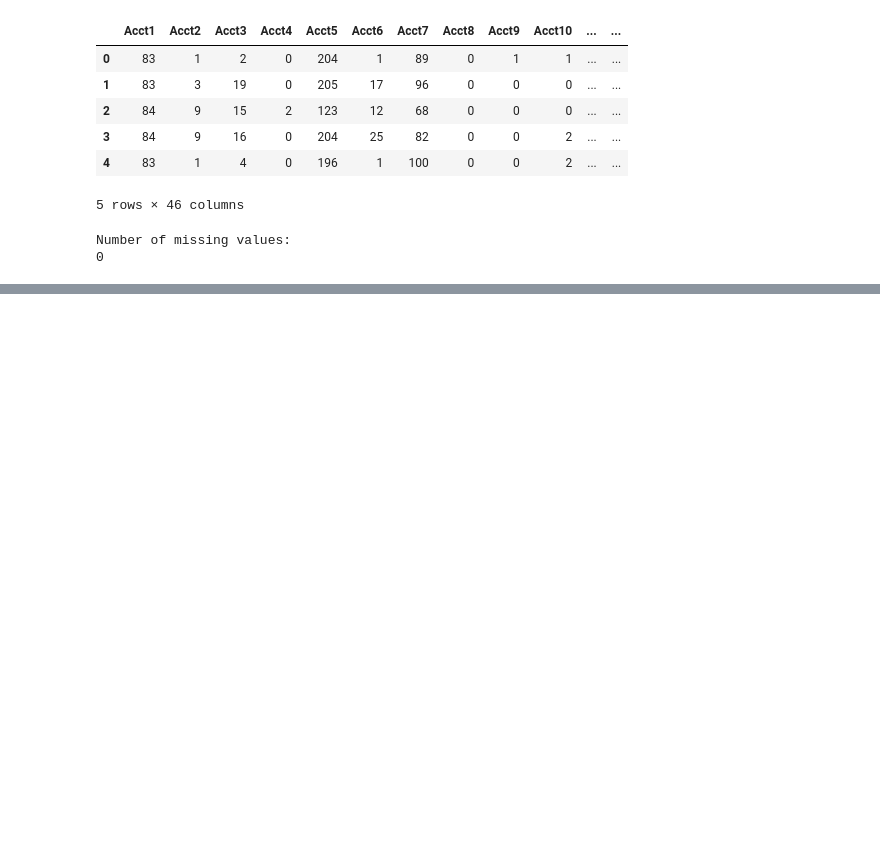
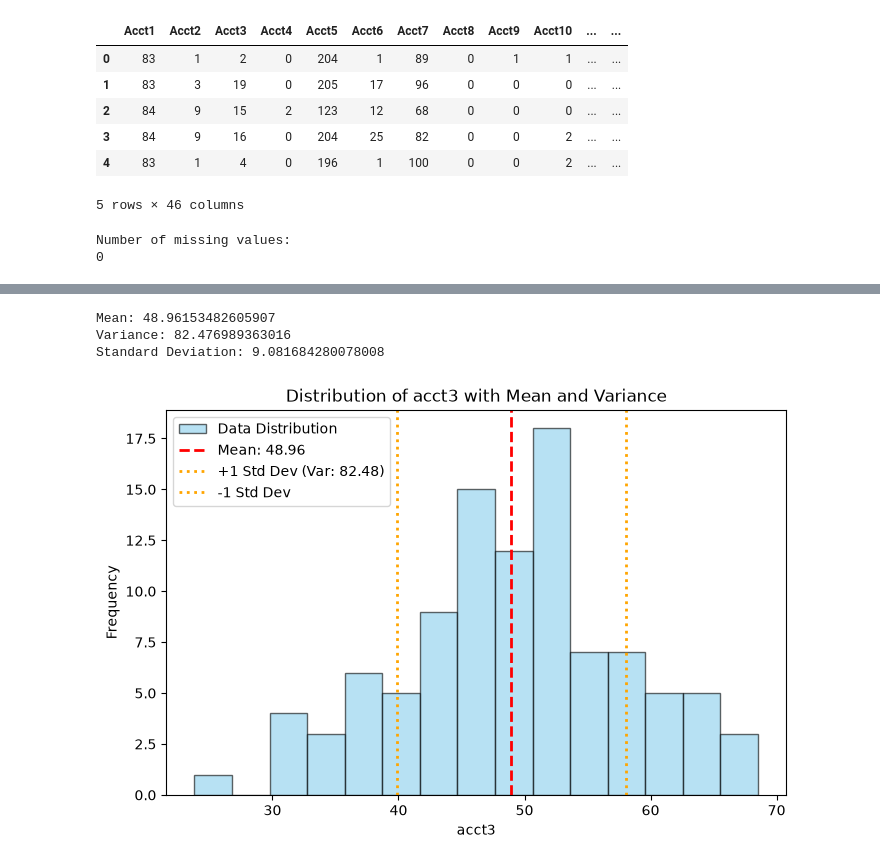
Before and after one commit to KateAnglim/CaseComp2026, a Jupyter notebook: day_1.ipynb, the cells around one changed output, grey strips where cells are left out. Drawn from its saved outputs; the diff is of its cells as text; code cells hidden in the pictures; blank space fills up the shorter version.

Commit message:
created variance dist and updated readme

```diff
--- a/day_1.ipynb
+++ b/day_1.ipynb
@@ -34,3 +36,60 @@ client_data.describe()
 | 50% | 73.000000 | 3.000000 | 6.000000 | 0.000000 | 194.000000 | 4.000000 | 0.000000 | 0.000000 |
 | 75% | 84.000000 | 5.000000 | 11.000000 | 1.000000 | 289.000000 | 7.000000 | 0.000000 | 0.000000 |
 | max | 99.000000 | 99.000000 | 99.000000 | 99.000000 | 9999.000000 | 99.000000 | 1.000000 | 1.000000 |
+# %%
+np.random.seed(42)
+df = pd.DataFrame({'acct3': np.random.normal(loc=50, scale=10, size=100)})
+
+# 2. Calculate mean and variance (or standard deviation)
+mean_val = df['acct3'].mean()
+var_val = df['acct3'].var()  # Sample variance (ddof=1)
+std_val = df['acct3'].std()  # Standard deviation
+
+print(f'Mean: {mean_val}')
+print(f'Variance: {var_val}')
+print(f'Standard Deviation: {std_val}')
+
+# 3. Plot the data distribution with mean and standard deviation/variance markers
+plt.figure(figsize=(8, 5))
+
+# Plot histogram and KDE of the variable
+plt.hist(
+    df['acct3'],
+    bins=15,
+    alpha=0.6,
+    color='skyblue',
+    edgecolor='black',
+    label='Data Distribution',
+)
+
+# Plot Mean
+plt.axvline(
+    mean_val, color='red', linestyle='--', linewidth=2, label=f'Mean: {mean_val:.2f}'
+)
+
+# Plot ±1 Standard Deviation (square root of variance)
+plt.axvline(
+    mean_val + std_val,
+    color='orange',
+    linestyle=':',
+    linewidth=2,
+    label=f'+1 Std Dev (Var: {var_val:.2f})',
+)
+plt.axvline(
+    mean_val - std_val,
+    color='orange',
+    linestyle=':',
+    linewidth=2,
+    label='-1 Std Dev',
+)
+
+plt.title('Distribution of acct3 with Mean and Variance')
+plt.xlabel('acct3')
+plt.ylabel('Frequency')
+plt.legend()
+plt.show()
+# %% [output]
+Mean: 48.96153482605907
+Variance: 82.476989363016
+Standard Deviation: 9.081684280078008
+[figure, added]
```
Also changed, not shown: parts of 1 cell of this notebook, 1 other file.
